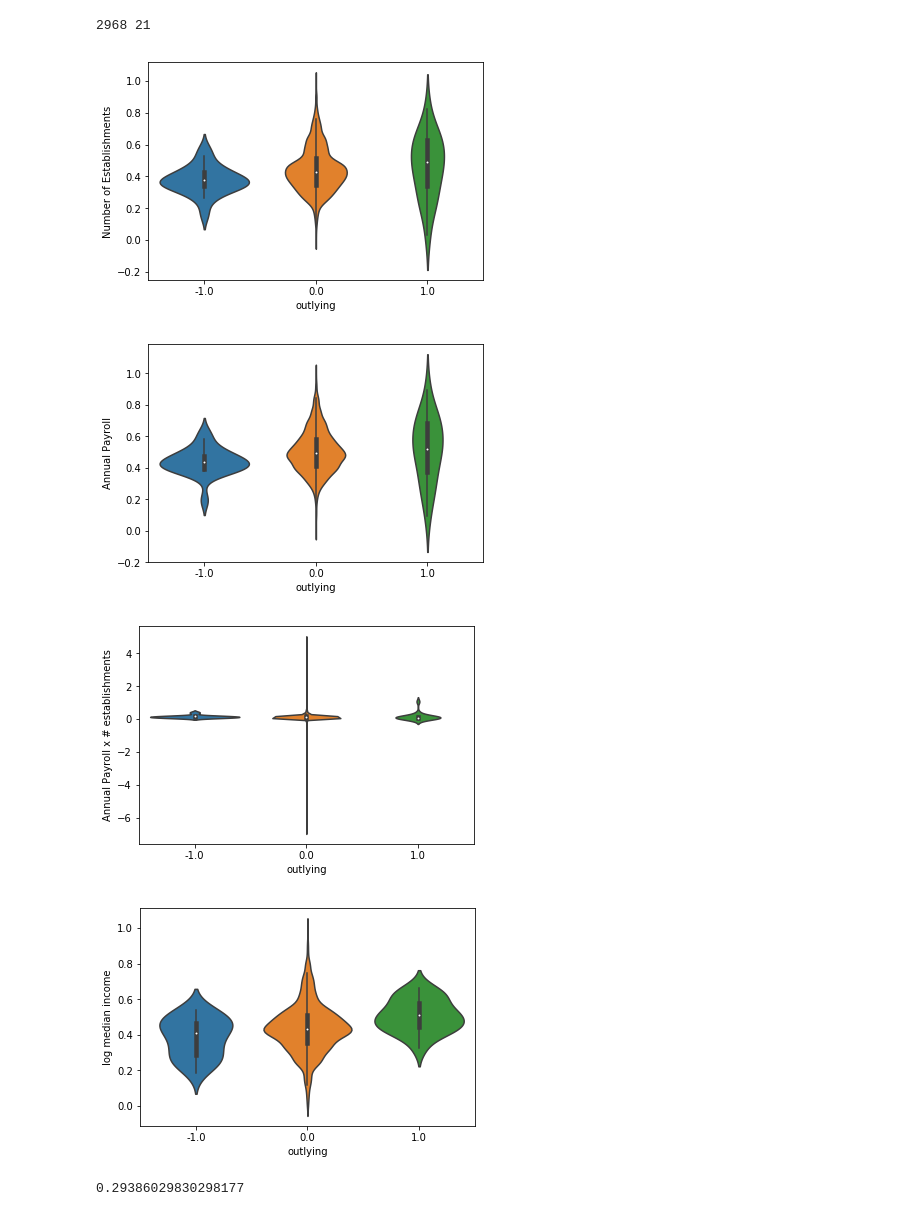
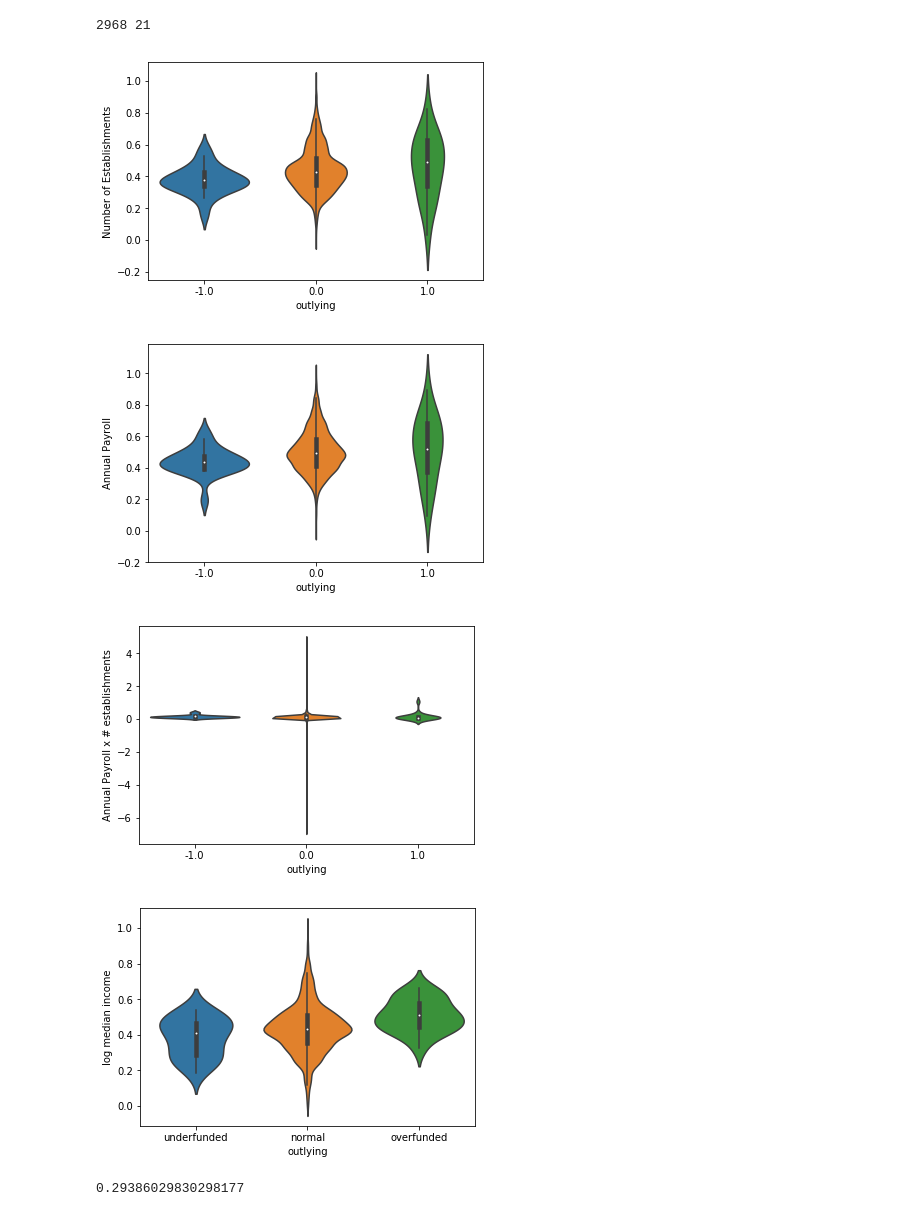
Before and after one commit to HenryDorsey/ConsultingProject, a Jupyter notebook: BusinessDataOutlierAnalysis.ipynb, the cells around one changed output. Saved outputs shown, nothing was run; the diff lists cells and outputs as text; code cells hidden in the pictures.

Commit message:
Residuals plot and some other stuff

```diff
--- a/BusinessDataOutlierAnalysis.ipynb
+++ b/BusinessDataOutlierAnalysis.ipynb
@@ -157,6 +157,7 @@ newdf.head()
 
 #df= business.merge(data, how="left", on=["county_name","State"])
 data=newdf.loc[:,["log population", "log amount", "ESTAB","PAYANN", 'median household income']].dropna()
+data['log median income'] = np.log(data['median household income'])
 #data.index=newdf['county_name']
 print(len(data.index))
 data.head()
@@ -229,24 +230,25 @@ data['logmedincome'] =  min_max_scaler.fit_transform(np.asarray(np.log(data['med
 # %%
 import seaborn as sns
 
 data['outlying'] = outlying
 sns.violinplot(x="outlying", y="logESTAB", data=data)
 plt.ylabel("Number of Establishments")
 plt.show()
 sns.violinplot(x="outlying", y="logPAYANN", data=data)
 plt.ylabel("Annual Payroll")
 plt.show()
 sns.violinplot(x="outlying", y="logESTABlogPAYANN", data=data)
 plt.ylabel("Annual Payroll x # establishments")
 plt.show()
-sns.violinplot(x="outlying", y="logmedincome", data=data)
+ax = sns.violinplot(x="outlying", y="logmedincome", data=data)
+ax.set_xticklabels(['underfunded','normal','overfunded'])
 plt.ylabel("log median income")
 plt.show()
 # %% [output]
 [figure]
 [figure]
 [figure]
-[figure, old version]
+[figure, new version]
 # %%
 np.std(np.log(data.logmedincome[np.abs(data.outlying)==1]))
 # %% [output]
```
Also changed, not shown: parts of 18 cells of this notebook.
